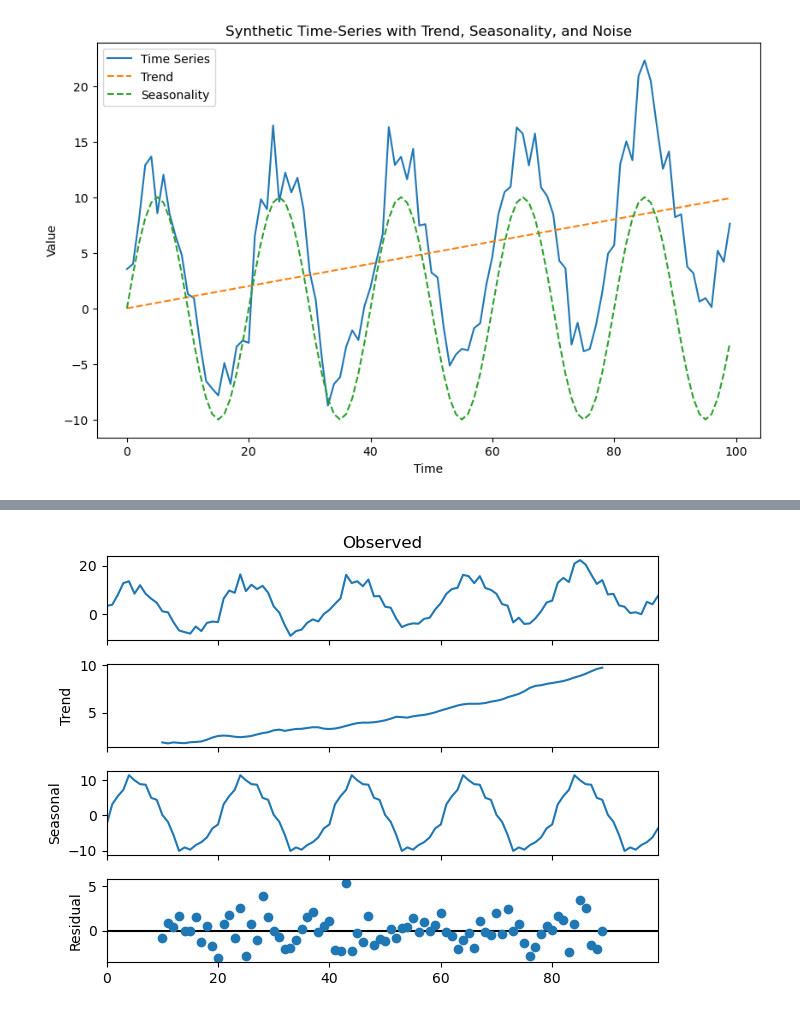
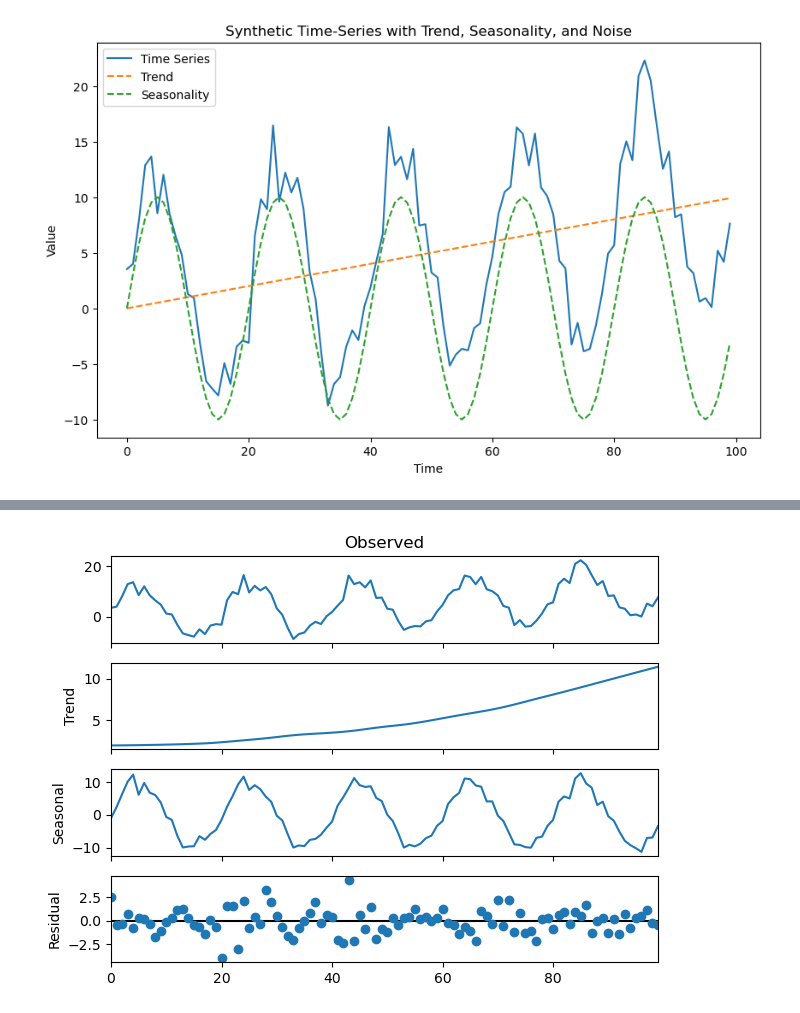
Before and after one commit to vmpreciado/ESE538, a Jupyter notebook: Time_Series_Analysis_Intro.ipynb, the cells around one changed output, grey strips where cells are left out. Saved outputs shown, nothing was run; the diff lists cells and outputs as text; code cells hidden in the pictures.

```diff
--- a/Time_Series_Analysis_Intro.ipynb
+++ b/Time_Series_Analysis_Intro.ipynb
@@ -51,12 +40,13 @@ plt.show()
 # %%
-from statsmodels.tsa.seasonal import seasonal_decompose
+from statsmodels.tsa.seasonal import STL
 
-# Perform additive decomposition of the time series
-result = seasonal_decompose(series, model='additive', period=20)
+# Perform STL decomposition of the time series
+stl = STL(series, period=20)
+result = stl.fit()
 
 # Plot the decomposed components
 result.plot()
 plt.show()
 # %% [output]
-[figure, old version]
+[figure, new version]
 # %%
```
Also changed, not shown: parts of 4 cells of this notebook.
